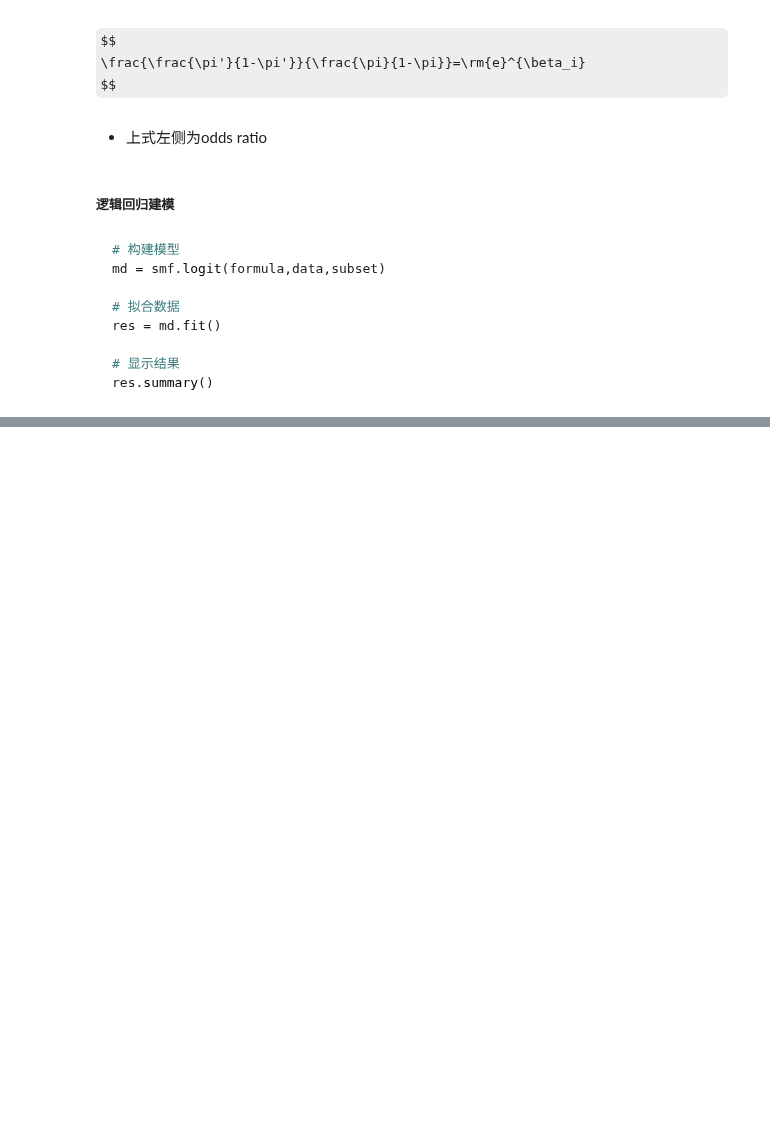
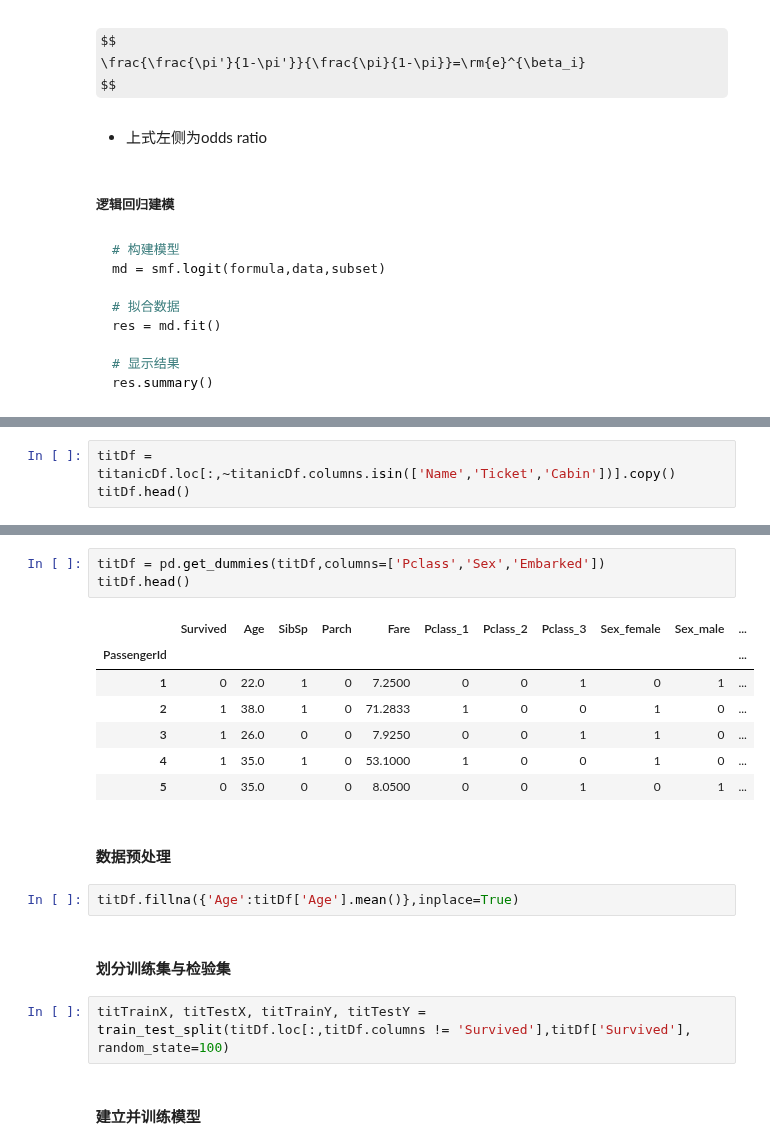
Before and after one commit to christinemu/biz-mining, a Jupyter notebook: 5_Regression.ipynb, the cells around one changed output, grey strips where cells are left out. Saved outputs shown, nothing was run; the diff lists cells and outputs as text; some formulas as TeX source; blank space fills up the shorter version.

```diff
--- a/5_Regression.ipynb
+++ b/5_Regression.ipynb
@@ -511,0 +619,3 @@ Logit Regression Results
+# %%
+titDf = titanicDf.loc[:,~titanicDf.columns.isin(['Name','Ticket','Cabin'])].copy()
+titDf.head()
@@ -511,0 +630,21 @@ Logit Regression Results
+# %%
+titDf = pd.get_dummies(titDf,columns=['Pclass','Sex','Embarked'])
+titDf.head()
+# %% [output]
+|  | Survived | Age | SibSp | Parch | Fare | Pclass_1 | Pclass_2 | Pclass_3 | Sex_female | Sex_male | ... |
+| PassengerId |  |  |  |  |  |  |  |  |  |  | ... |
+| 1 | 0 | 22.0 | 1 | 0 | 7.2500 | 0 | 0 | 1 | 0 | 1 | ... |
+| 2 | 1 | 38.0 | 1 | 0 | 71.2833 | 1 | 0 | 0 | 1 | 0 | ... |
+| 3 | 1 | 26.0 | 0 | 0 | 7.9250 | 0 | 0 | 1 | 1 | 0 | ... |
+| 4 | 1 | 35.0 | 1 | 0 | 53.1000 | 1 | 0 | 0 | 1 | 0 | ... |
+| 5 | 0 | 35.0 | 0 | 0 | 8.0500 | 0 | 0 | 1 | 0 | 1 | ... |
+# %% [markdown]
+#### 数据预处理
+# %%
+titDf.fillna({'Age':titDf['Age'].mean()},inplace=True)
+# %% [markdown]
+#### 划分训练集与检验集
+# %%
+titTrainX, titTestX, titTrainY, titTestY = train_test_split(titDf.loc[:,titDf.columns != 'Survived'],titDf['Survived'], random_state=100)
+# %% [markdown]
+#### 建立并训练模型
```
Also changed, not shown: parts of 26 cells of this notebook, 1 other file.
